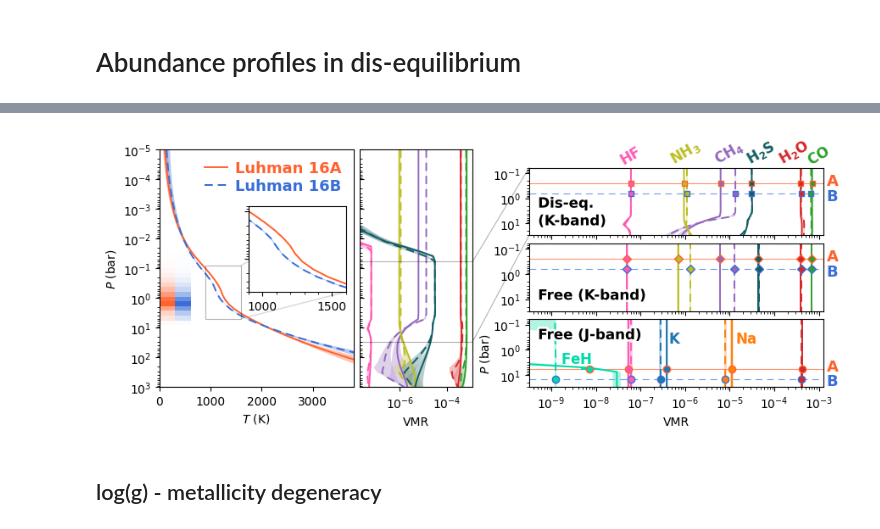
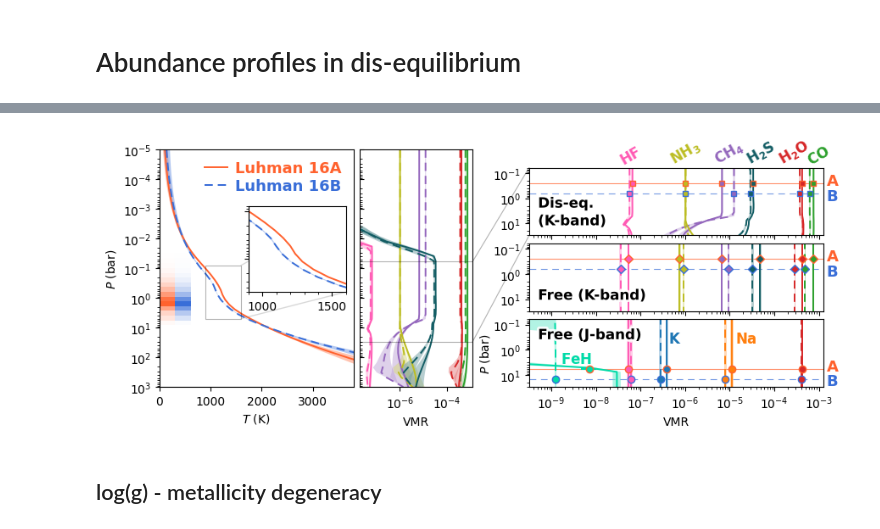
Before and after one commit to samderegt/retrieval_base, a Jupyter notebook: Luhman_16/figures/plot_K_band_chem_ratios.ipynb, the cells around one changed output, grey strips where cells are left out. Cells and saved outputs as stored; diff of their text form; code cells hidden in the pictures.

Commit message:
Plot updates

```diff
--- a/Luhman_16/figures/plot_K_band_chem_ratios.ipynb
+++ b/Luhman_16/figures/plot_K_band_chem_ratios.ipynb
@@ -757,6 +796,20 @@ for key in Chem_A_eq_wo_quenching.quench_settings_posterior.keys():
     Chem_A_eq_wo_quenching.quench_settings_posterior[key] = np.array(Chem_A_eq_wo_quenching.quench_settings_posterior[key])
     Chem_B_eq_wo_quenching.quench_settings_posterior[key] = np.array(Chem_B_eq_wo_quenching.quench_settings_posterior[key])
 # %%
+log_g_norm_factor_A = 10**(4.96-log_g_A)
+log_g_norm_factor_B = 10**(4.88-log_g_B)
+log_g_norm_factor_A_eq = 10**(4.96-log_g_A_eq)
+log_g_norm_factor_B_eq = 10**(4.88-log_g_B_eq)
+log_g_norm_factor_A_J = 10**(4.96-log_g_A_J)
+log_g_norm_factor_B_J = 10**(4.88-log_g_B_J)
+
+log_g_norm_factor_A = np.ones_like(log_g_A); log_g_norm_factor_B = np.ones_like(log_g_B)
+log_g_norm_factor_A_eq = np.ones_like(log_g_A_eq); log_g_norm_factor_B_eq = np.ones_like(log_g_B_eq)
+log_g_norm_factor_A_J = np.ones_like(log_g_A_J); log_g_norm_factor_B_J = np.ones_like(log_g_B_J)
+
+contr_A_eq = A_eq.get_contribution_function()
+contr_B_eq = B_eq.get_contribution_function()
+
 A.load_components(['PT']); B.load_components(['PT'])
 A_eq.load_components(['PT']); B_eq.load_components(['PT'])
 A_J.load_components(['PT']); B_J.load_components(['PT'])
@@ -857,14 +910,12 @@ for species, (c, l, xy) in species_info.items():
     l = r'$\mathrm{\bf '+f'{l}'+'}$'
     fc = mpl.colors.LinearSegmentedColormap.from_list('', ['w',c])([0.6,0.8,1.0])
 
-    log_g_norm_factor = 10**(4.96-log_g_A_eq)
     plot_VMR_envelope(
-        ax_VMR, A_eq.Chem['K2166_1'], species, log_g_norm_factor=log_g_norm_factor[:,None],
+        ax_VMR, A_eq.Chem['K2166_1'], species, log_g_norm_factor=log_g_norm_factor_A_eq[:,None],
         median_kwargs=dict(c=c, lw=1.4, ls='-'), **dict(fc=fc, ec='none', alpha=0.5)
         )
-    log_g_norm_factor = 10**(4.88-log_g_B_eq)
     plot_VMR_envelope(
-        ax_VMR, B_eq.Chem['K2166_1'], species, log_g_norm_factor=log_g_norm_factor[:,None],
+        ax_VMR, B_eq.Chem['K2166_1'], species, log_g_norm_factor=log_g_norm_factor_B_eq[:,None],
         median_kwargs=dict(c=c, lw=1.4, ls=(0,(5,3))), **dict(fc=fc, ec='none', alpha=0.5)
         )
 
@@ -912,40 +963,36 @@ ax_VMR.plot([0,1,1,0], [ylim_VMR[1],ylim_VMR[1],ylim_VMR[0],ylim_VMR[0]], transf
 for species, (c, l, xy) in species_info.items():
     fc = mpl.colors.LinearSegmentedColormap.from_list('', ['w',c])([0.6,0.8,1.0])
 
-    log_g_norm_factor = 10**(4.96-log_g_A_eq)
     plot_VMR_envelope(
-        ax_eq, A_eq.Chem['K2166_1'], species, log_g_norm_factor=log_g_norm_factor[:,None],
+        ax_eq, A_eq.Chem['K2166_1'], species, log_g_norm_factor=log_g_norm_factor_A_eq[:,None],
         median_kwargs=dict(c=c, lw=1.4, ls='-'), **dict(fc=fc, ec='none', alpha=0.5),
         )
     plot_errorbar(
-        ax_eq, abs_abund_A_eq[species]*log_g_norm_factor, y=y_A, q=result_utils.q[[2,4]], color=c, transform=ax_eq.transData, ms=5, mec=color_A
+        ax_eq, abs_abund_A_eq[species]*log_g_norm_factor_A_eq, y=y_A, q=result_utils.q[[2,4]], color=c, transform=ax_eq.transData, ms=5, mec=color_A
         )
 
-    log_g_norm_factor = 10**(4.96-log_g_A)
     plot_VMR_envelope(
-        ax_fc, A.Chem['K2166_1'], species, log_g_norm_factor=log_g_norm_factor[:,None],
+        ax_fc, A.Chem['K2166_1'], species, log_g_norm_factor=log_g_norm_factor_A[:,None],
         median_kwargs=dict(c=c, lw=1.4, ls='-'), **dict(fc=fc, ec='none', alpha=0.5)
         )
     plot_errorbar(
-        ax_fc, abs_abund_A[species]*log_g_norm_factor, y=y_A, q=result_utils.q[[2,4]], color=c, transform=ax_fc.transData, marker='D', ms=5, mec=color_A
+        ax_fc, abs_abund_A[species]*log_g_norm_factor_A, y=y_A, q=result_utils.q[[2,4]], color=c, transform=ax_fc.transData, marker='D', ms=5, mec=color_A
         )
 
-    log_g_norm_factor = 10**(4.88-log_g_B_eq)
     plot_VMR_envelope(
-        ax_eq, B_eq.Chem['K2166_1'], species, log_g_norm_factor=log_g_norm_factor[:,None],
+        ax_eq, B_eq.Chem['K2166_1'], species, log_g_norm_factor=log_g_norm_factor_B_eq[:,None],
         median_kwargs=dict(c=c, lw=1.4, ls=(0,(5,3))), **dict(fc=fc, ec='none', alpha=0.5)
         )
     plot_errorbar(
-        ax_eq, abs_abund_B_eq[species]*log_g_norm_factor, y=y_B, q=result_utils.q[[2,4]], color=c, transform=ax_eq.transData, ms=5, mec=color_B
+        ax_eq, abs_abund_B_eq[species]*log_g_norm_factor_B_eq, y=y_B, q=result_utils.q[[2,4]], color=c, transform=ax_eq.transData, ms=5, mec=color_B
         )
 
-    log_g_norm_factor = 10**(4.88-log_g_B)
     plot_VMR_envelope(
-        ax_fc, B.Chem['K2166_1'], species, log_g_norm_factor=log_g_norm_factor[:,None],
+        ax_fc, B.Chem['K2166_1'], species, log_g_norm_factor=log_g_norm_factor_B[:,None],
         median_kwargs=dict(c=c, lw=1.4, ls=(0,(5,3))), **dict(fc=fc, ec='none', alpha=0.5)
         )
     plot_errorbar(
-        ax_fc, abs_abund_B[species]*log_g_norm_factor, y=y_B, q=result_utils.q[[2,4]], color=c, transform=ax_fc.transData, marker='D', ms=5, mec=color_B
+        ax_fc, abs_abund_B[species]*log_g_norm_factor_B, y=y_B, q=result_utils.q[[2,4]], color=c, transform=ax_fc.transData, marker='D', ms=5, mec=color_B
         )
 
 species_info = {
@@ -981,34 +1028,34 @@ ax_J.annotate(
     ha='center', va='bottom', fontsize=12, c=species_info['FeH'][0], rotation=0,
     )
 ax_J.annotate(
     r'$\mathrm{\bf K}$', xy=(10**(-6.23),0.6), xycoords=ax_J.get_xaxis_transform(),
     ha='center', va='bottom', fontsize=12, c=species_info['K'][0], rotation=0,
     )
 ax_J.annotate(
     r'$\mathrm{\bf Na}$', xy=(10**(-4.62),0.6), xycoords=ax_J.get_xaxis_transform(),
     ha='center', va='bottom', fontsize=12, c=species_info['Na'][0], rotation=0,
     )
 
 for ax_i, y_cen in zip([ax_eq, ax_fc, ax_J], [0.4,0.4,9]):
     ax_i.annotate(
         r'$\mathrm{\bf A}$', xy=(1.01, 10**(np.log10(y_cen)-0.3)), xycoords=ax_i.get_yaxis_transform(),
         ha='left', va='center', fontsize=13, c=color_A,
         )
     ax_i.annotate(
         r'$\mathrm{\bf B}$', xy=(1.01, 10**(np.log10(y_cen)+0.3)), xycoords=ax_i.get_yaxis_transform(),
         ha='left', va='center', fontsize=13, c=color_B,
         )
 
     kwargs = dict(lw=0.8, c=color_A, zorder=-1, alpha=0.7)
     ax_i.plot([0.,1.0], [10**(np.log10(y_cen)-0.2)]*2, transform=ax_i.get_yaxis_transform(), **kwargs)
     kwargs['ls'] = (0,(7,5)); kwargs['c'] = color_B
     ax_i.plot([0.,1.0], [10**(np.log10(y_cen)+0.2)]*2, transform=ax_i.get_yaxis_transform(), **kwargs)
 
 plt.subplots_adjust(left=0.09, bottom=0.15, top=0.95, right=0.96)
 plt.savefig('./plots/K_band_VMR_profiles.pdf')
 plt.show()
 # %% [output]
-[figure, old version]
+[figure, new version]
 # %% [markdown]
 ## log(g) - metallicity degeneracy
 # %%
```
Also changed, not shown: parts of 8 cells of this notebook.
